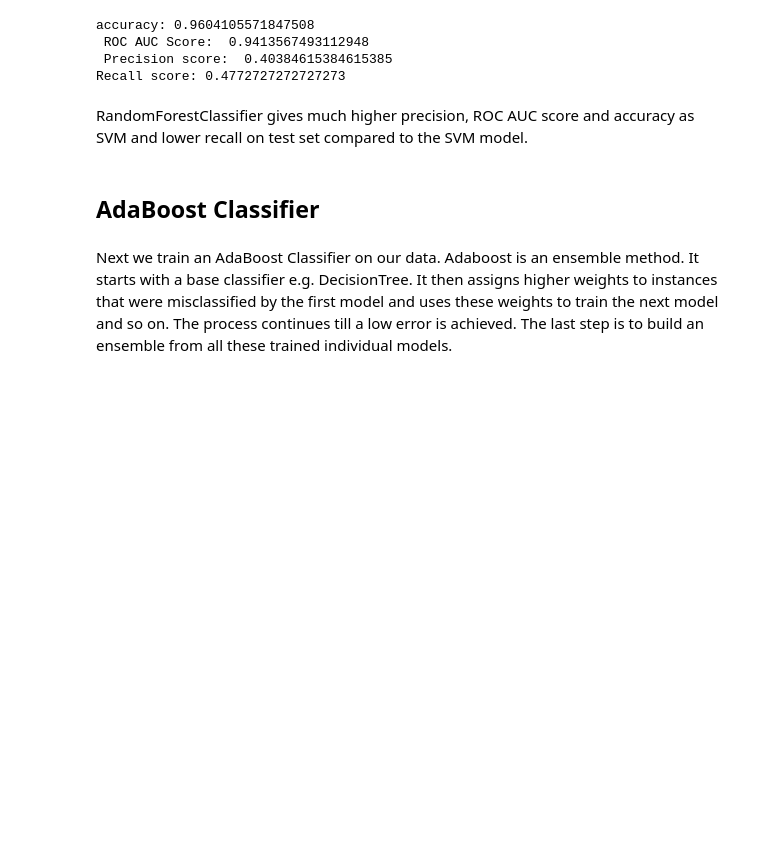
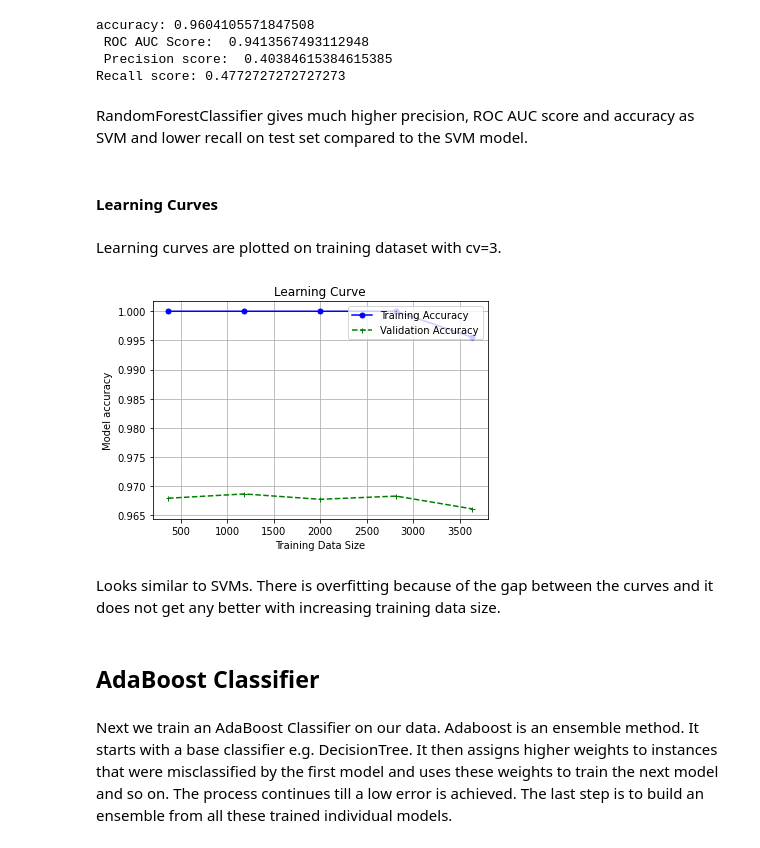
Before and after one commit to rtiwari6-stats/ML-Bankruptcy-Classifier, a Jupyter notebook: CFRM521_FinalProject.ipynb, the cells around one changed output. Drawn from its saved outputs; the diff is of its cells as text; code cells hidden in the pictures; blank space fills up the shorter version.

```diff
--- a/CFRM521_FinalProject.ipynb
+++ b/CFRM521_FinalProject.ipynb
@@ -521,6 +521,16 @@ accuracy: 0.9604105571847508
 Recall score: 0.4772727272727273
 # %% [markdown]
 RandomForestClassifier gives much higher precision, ROC AUC score and accuracy as SVM and lower recall on test set compared to the SVM model.
+# %% [markdown]
+#### Learning Curves
+# %% [markdown]
+Learning curves are plotted on training dataset with cv=3.
+# %%
+plot_learning_curve(grid_search_rnd_clf.best_estimator_, X,y)
+# %% [output]
+[figure, added]
+# %% [markdown]
+Looks similar to SVMs. There is overfitting because of the gap between the curves and it does not get any better with increasing training data size.
 # %% [markdown]
 ## AdaBoost Classifier
 # %% [markdown]
```
Also changed, not shown: parts of 4 cells of this notebook.
